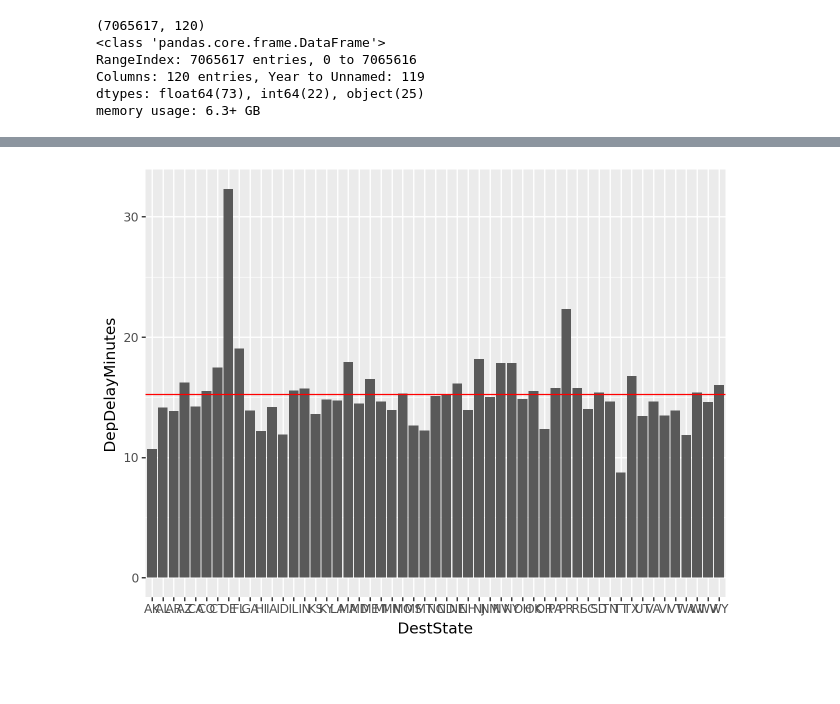
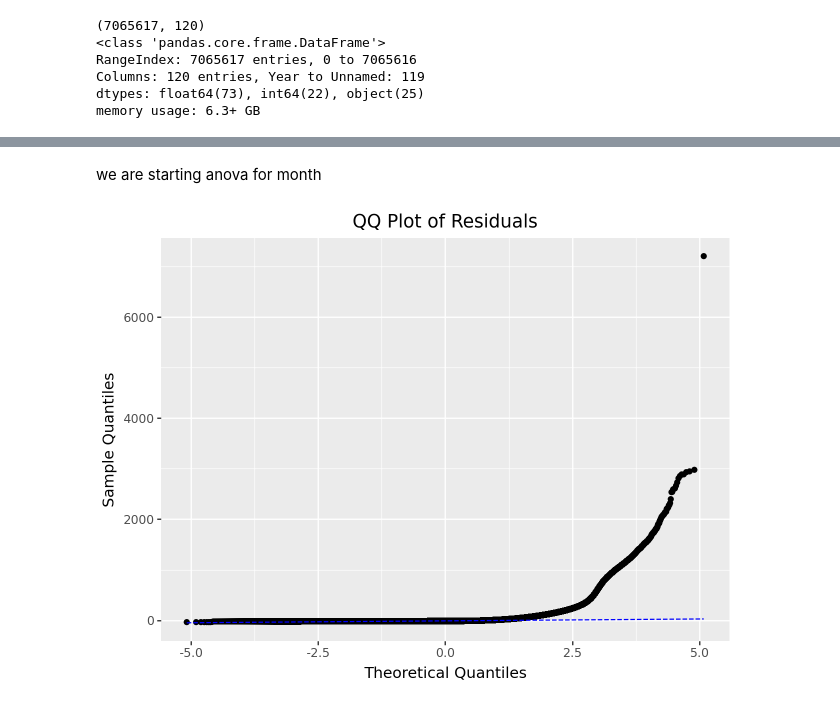
Before and after one commit to irene-zh/Summer-Practicum-25, a Jupyter notebook: 2_Code/Hannah_Ben_delays.ipynb, the cells around one changed output, grey strips where cells are left out. Cells and saved outputs as stored; diff of their text form; code cells hidden in the pictures; blank space fills up the shorter version.

```diff
--- a/2_Code/Hannah_Ben_delays.ipynb
+++ b/2_Code/Hannah_Ben_delays.ipynb
@@ -153,6 +181,15 @@ ggplot(avg_delay_by_dest_city, aes(x = 'DestCityName', y = 'DepDelayMinutes')) +
 #average delay by dest state
 avg_delay_by_dest_state = df.groupby("DestState")["DepDelayMinutes"].mean().reset_index()
 
-ggplot(avg_delay_by_dest_state, aes(x = 'DestState', y = 'DepDelayMinutes')) + geom_col() + geom_hline(yintercept=avg_delay_by_dest_state["DepDelayMinutes"].mean(), color="Red")
+plot12 = ggplot(avg_delay_by_dest_state, aes(x = 'DestState', y = 'DepDelayMinutes')) + geom_col() + geom_hline(yintercept=avg_delay_by_dest_state["DepDelayMinutes"].mean(), color="Red")\
++labs(title = "Average delay by dest state") + theme_classic()
+
+plot12.save(("deststate_depdelaymins.png"))
-# %% [output]
-[figure, removed]
+# %% [markdown]
+we are starting anova for month
+# %%
+train = pd.read_csv(r"D:\Summer Practicum\1_Data\training.csv", low_memory = False)
+
+#train_data_path = r'D:\Summer Practicum\1_Data\training.csv'
+#test_data_path = r'D:\Summer Practicum\1_Data\testing.csv'
+#validation_data_path = r'D:\Summer Practicum\1_Data\validation.csv'
@@ -158,0 +198,15 @@ ggplot(avg_delay_by_dest_state, aes(x = 'DestState', y = 'DepDelayMinutes')) + g
+# %%
+model = smf.ols("DepDelayMinutes ~ C(Month)", data=train).fit()
+df["resid"]=model.resid
+p = (
+ggplot(train, aes(sample="resid")) +
+geom_qq() +
+geom_qq_line(color="blue", linetype="dashed") +
+labs(title="QQ Plot of Residuals",
+x="Theoretical Quantiles",
+y="Sample Quantiles"))
+p.show()
+
+p.save(("qqplot_month.png"))
+# %% [output]
+[figure, added]
```
Also changed, not shown: parts of 17 cells of this notebook, 18 other files.
